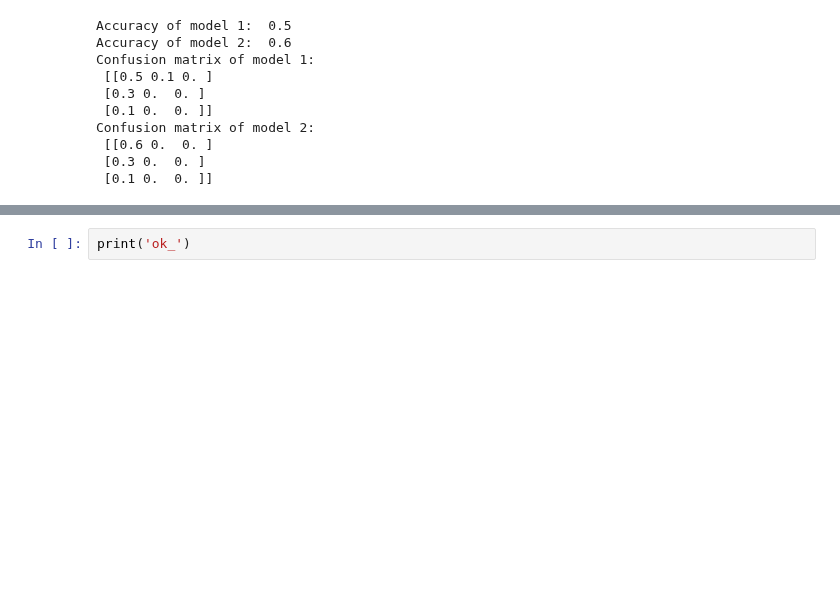
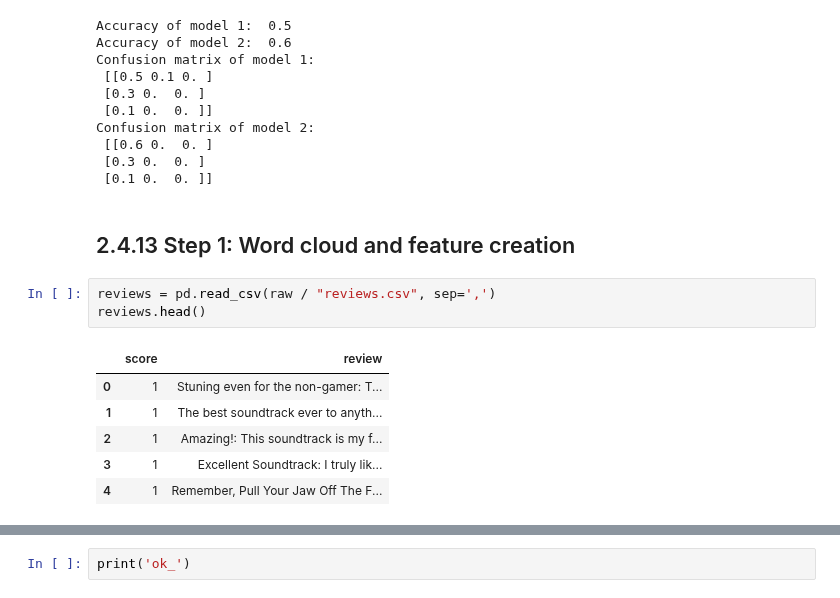
Before and after one commit to oecorrechag/natural_language_processing, a Jupyter notebook: 2. Sentiment Analysis in Python/notebooks/2.4.0_Let's Predict the Sentiment.ipynb, the cells around one changed output, grey strips where cells are left out. Saved outputs shown, nothing was run; the diff lists cells and outputs as text; blank space fills up the shorter version.

```diff
--- a/2. Sentiment Analysis in Python/notebooks/2.4.0_Let's Predict the Sentiment.ipynb
+++ b/2. Sentiment Analysis in Python/notebooks/2.4.0_Let's Predict the Sentiment.ipynb
@@ -224,3 +228,15 @@ Confusion matrix of model 2:
  [[0.6 0.  0. ]
  [0.3 0.  0. ]
  [0.1 0.  0. ]]
+# %% [markdown]
+## 2.4.13 Step 1: Word cloud and feature creation
+# %%
+reviews = pd.read_csv(raw / "reviews.csv", sep=',')
+reviews.head()
+# %% [output]
+|  | score | review |
+| 0 | 1 | Stuning even for the non-gamer: T... |
+| 1 | 1 | The best soundtrack ever to anyth... |
+| 2 | 1 | Amazing!: This soundtrack is my f... |
+| 3 | 1 | Excellent Soundtrack: I truly lik... |
+| 4 | 1 | Remember, Pull Your Jaw Off The F... |
```
Also changed, not shown: parts of 4 cells of this notebook, 1 other file.
